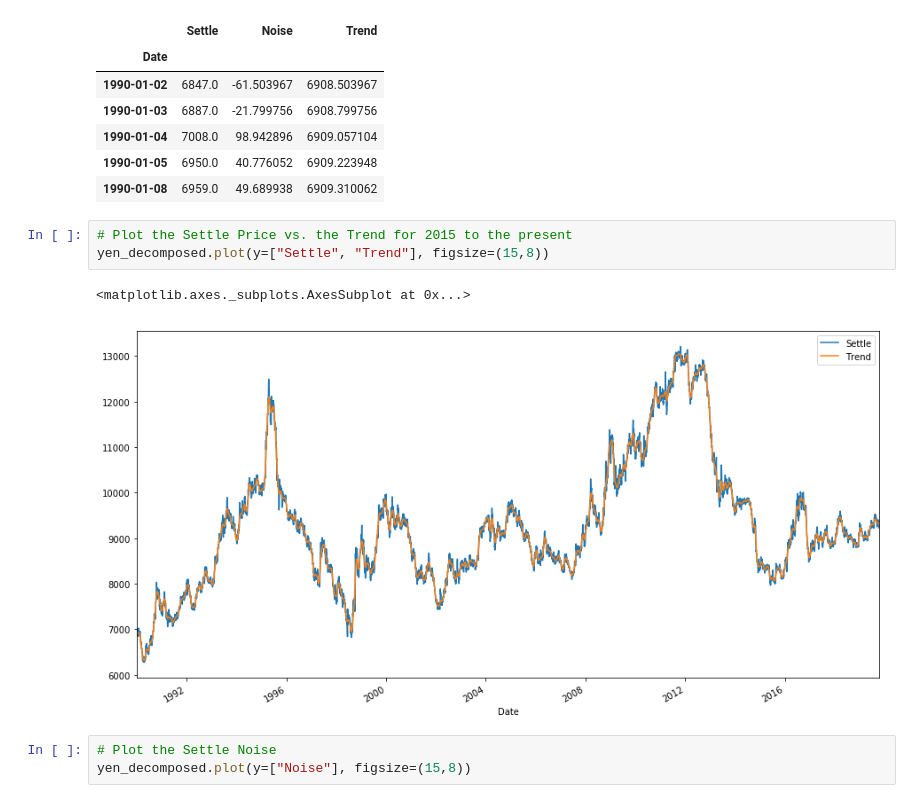
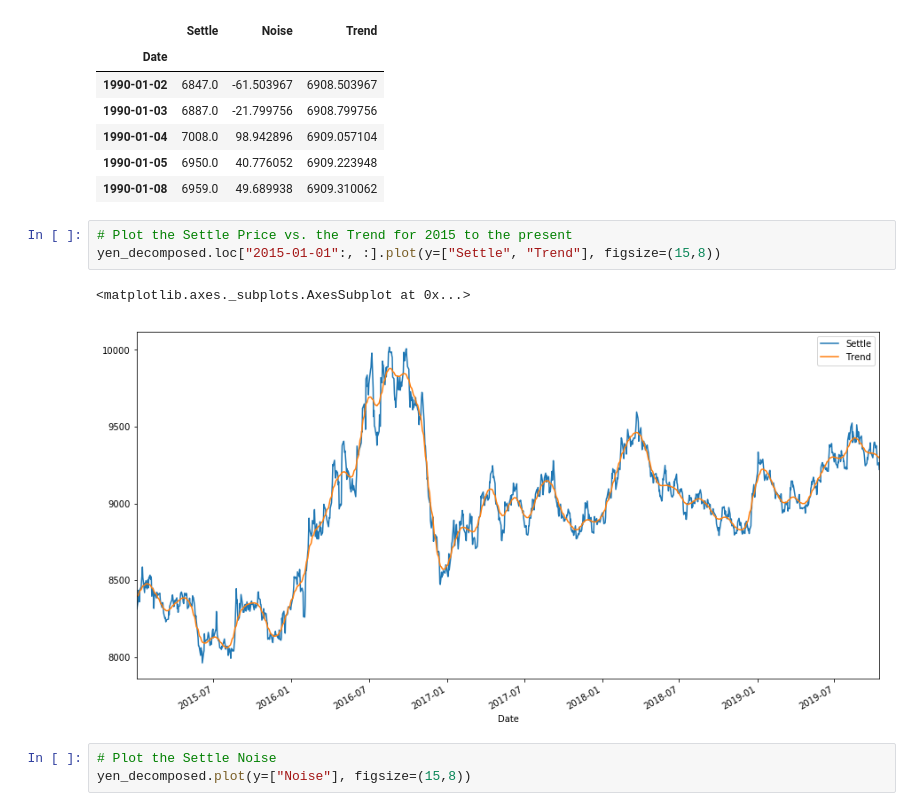
Before and after one commit to moartheta/A-Yen-For-the-Future, a Jupyter notebook: time_series_analysis.ipynb, the cells around one changed output. Drawn from its saved outputs; the diff is of its cells as text.

```diff
--- a/time_series_analysis.ipynb
+++ b/time_series_analysis.ipynb
@@ -75,10 +75,10 @@ yen_decomposed.head()
 | 1990-01-08 | 6959.0 | 49.689938 | 6909.310062 |
 # %%
 # Plot the Settle Price vs. the Trend for 2015 to the present
-yen_decomposed.plot(y=["Settle", "Trend"], figsize=(15,8))
+yen_decomposed.loc["2015-01-01":, :].plot(y=["Settle", "Trend"], figsize=(15,8))
 # %% [output]
 <matplotlib.axes._subplots.AxesSubplot at 0x...>
-[figure, old version]
+[figure, new version]
 # %%
 # Plot the Settle Noise
 yen_decomposed.plot(y=["Noise"], figsize=(15,8))
```
Also changed, not shown: parts of 2 cells of this notebook, 2 other files.
